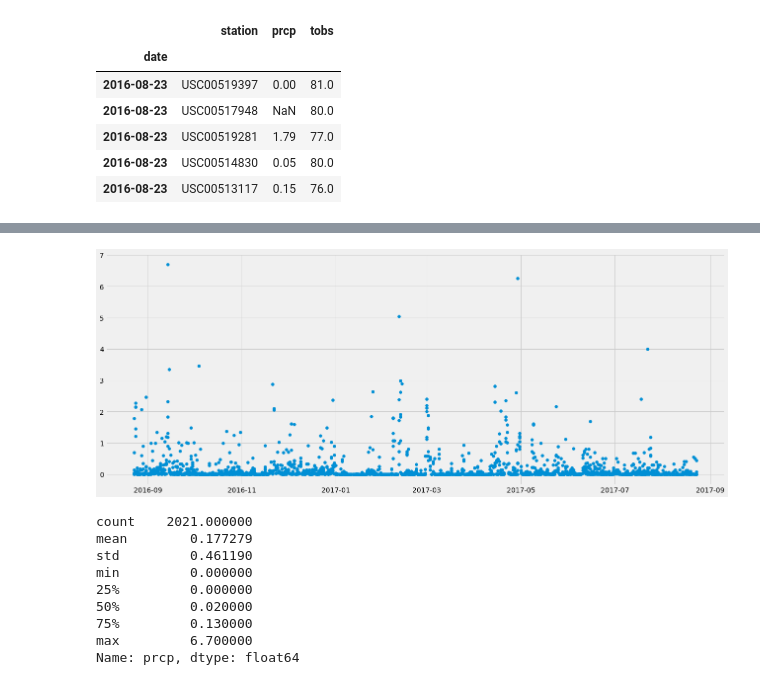
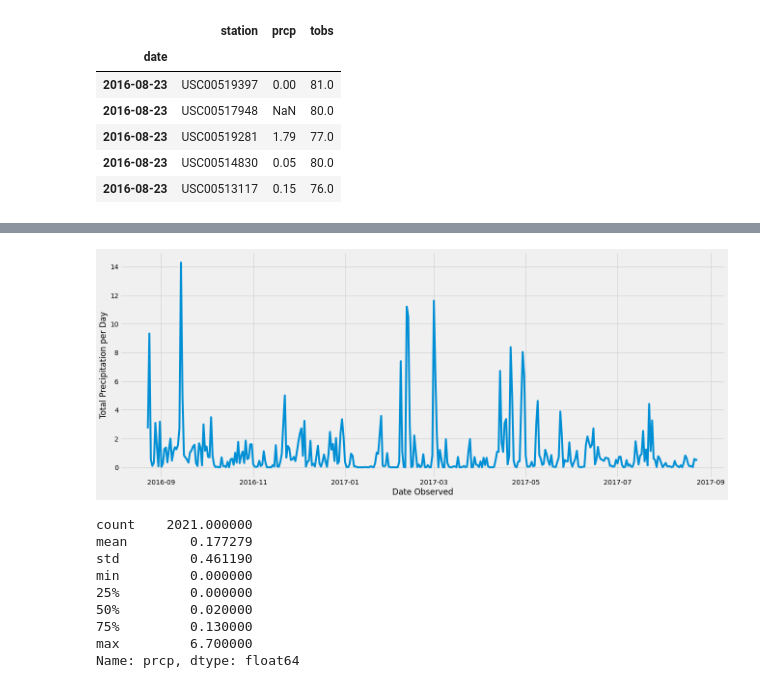
Before and after one commit to RL-Lane/SQLAlchemy-Weather-Analysis, a Jupyter notebook: climate.ipynb, the cells around one changed output, grey strips where cells are left out. Saved outputs shown, nothing was run; the diff lists cells and outputs as text; code cells hidden in the pictures.

Commit message:
corrections to chart

```diff
--- a/climate.ipynb
+++ b/climate.ipynb
@@ -113,3 +113,9 @@ last_year_df.head()
 | 2016-08-23 | USC00519281 | 1.79 | 77.0 |
 | 2016-08-23 | USC00514830 | 0.05 | 80.0 |
 | 2016-08-23 | USC00513117 | 0.15 | 76.0 |
+# %%
+no_index = last_year_df.reset_index()
+precip_group = no_index.groupby('date')
+precip_sum_df = precip_group.sum()
+precip_sum_df_no_index = precip_sum_df.reset_index()
+precip_sum_df_no_index
@@ -116,21 +136,22 @@ last_year_df.head()
 # %%
 # Use Pandas Plotting with Matplotlib to plot the data
-no_index = last_year_df.reset_index()
-date_list = no_index['date']
+
+date_list = precip_sum_df_no_index['date']
 date_list
-precip_list = no_index['prcp']
+precip_list = precip_sum_df_no_index['prcp']
 precip_list
 
 plt.figure(figsize=(20,8))
-plt.scatter(date_list, precip_list)
+plt.plot(date_list, precip_list)
 #plt.locator_params(axis='x', tight=True, nbins=13)
-
+plt.xlabel("Date Observed")
+plt.ylabel("Total Precipitation per Day")
 
 
 #plt.xticks(rotation='vertical')
 plt.show()
 # %% [output]
-[figure, old version]
+[figure, new version]
 # %%
 # Use Pandas to calculate the summary statistics for the precipitation data
 last_year_df['prcp'].describe()
```
Also changed, not shown: parts of 1 cell of this notebook.
